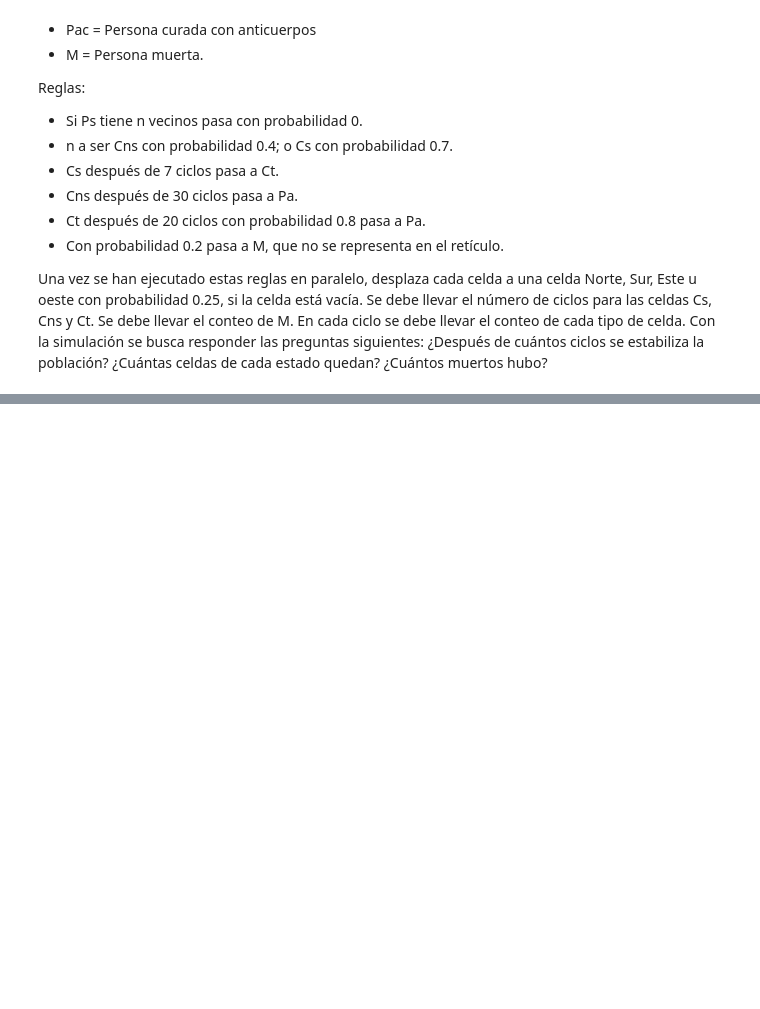
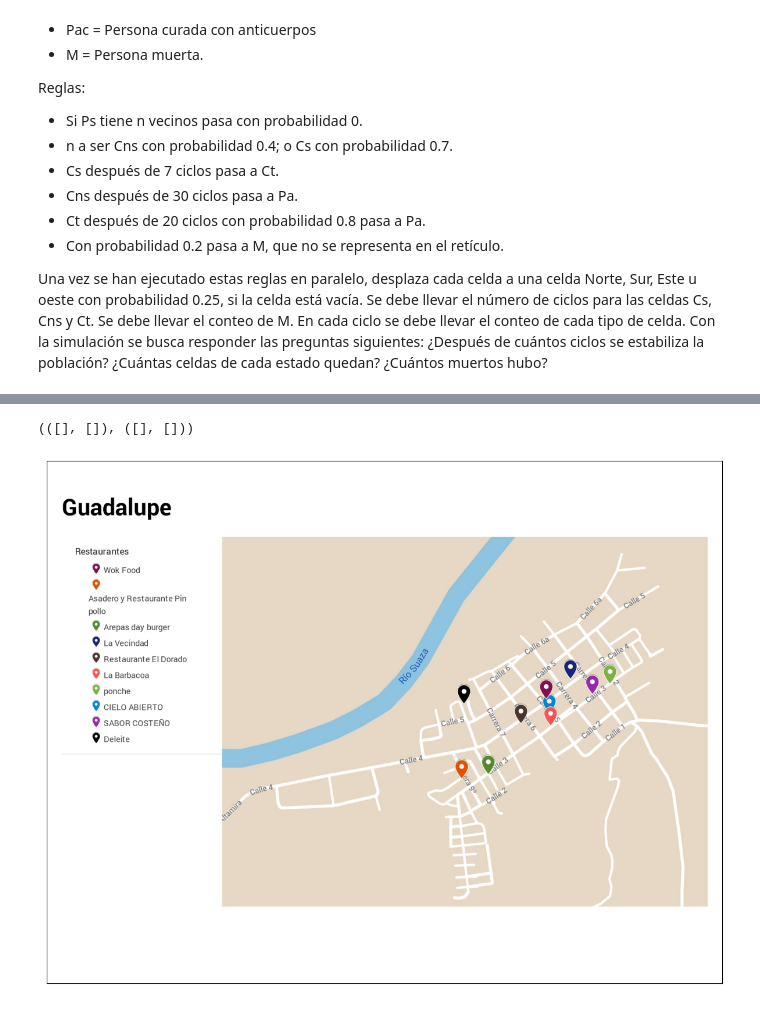
Before and after one commit to esteban11519/InteligenciaArtificialYMiniRobots, a Jupyter notebook: Parte2/IA_2_AutomatasCelulares/IA_2_AutomatasCelulares.ipynb, the cells around one changed output, grey strips where cells are left out. Drawn from its saved outputs; the diff is of its cells as text; code cells hidden in the pictures; blank space fills up the shorter version.

```diff
--- a/Parte2/IA_2_AutomatasCelulares/IA_2_AutomatasCelulares.ipynb
+++ b/Parte2/IA_2_AutomatasCelulares/IA_2_AutomatasCelulares.ipynb
@@ -64,0 +116,16 @@ Según los diferentes entornos, estas son las reglas básicas que se identifican
+# %%
+# Se importan el plano
+plano= cv2.imread(f'./figs/GuadalupeRestaurantes.jpg')
+
+# Se pasa de BGR a RGB
+plano=cv2.cvtColor(plano,cv2.COLOR_BGR2RGB)
+n=plano.shape[0]
+m=plano.shape[1]
+
+# Se imprime
+plt.figure(figsize=(15, 15))
+plt.imshow(plano)
+plt.xticks([]),plt.yticks([])
+# %% [output]
+(([], []), ([], []))
+[figure, added]
```
Also changed, not shown: parts of 7 cells of this notebook, 7 other files.
